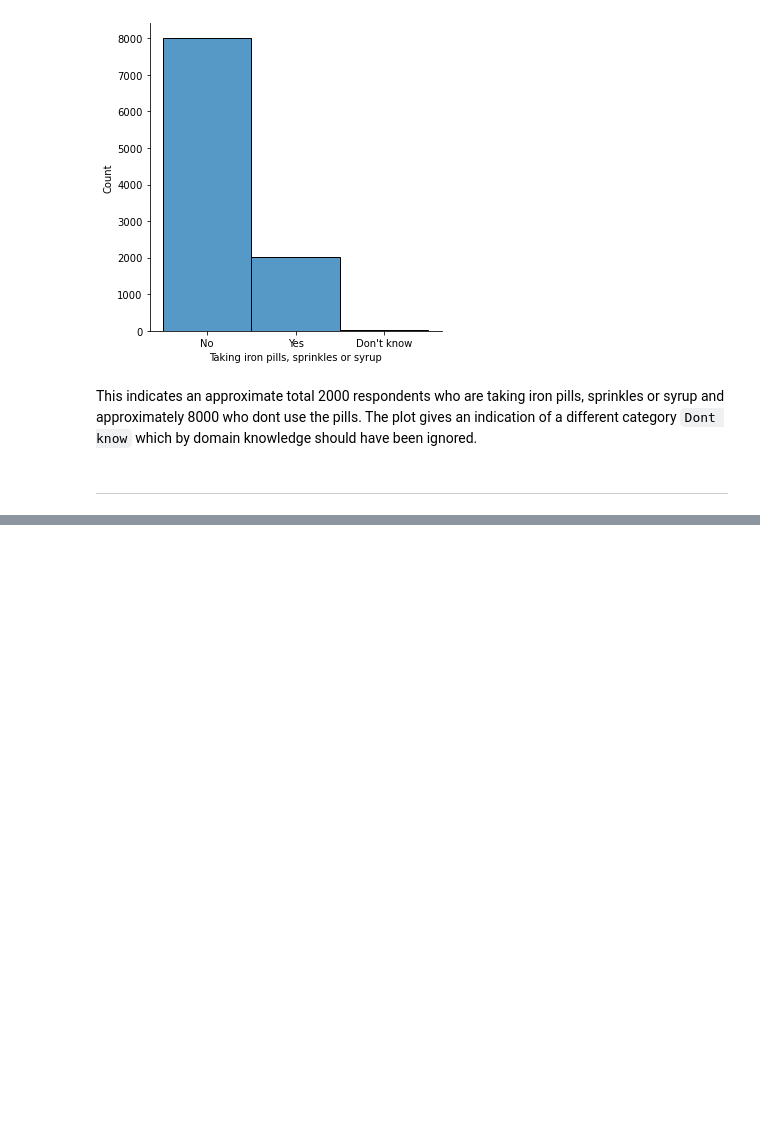
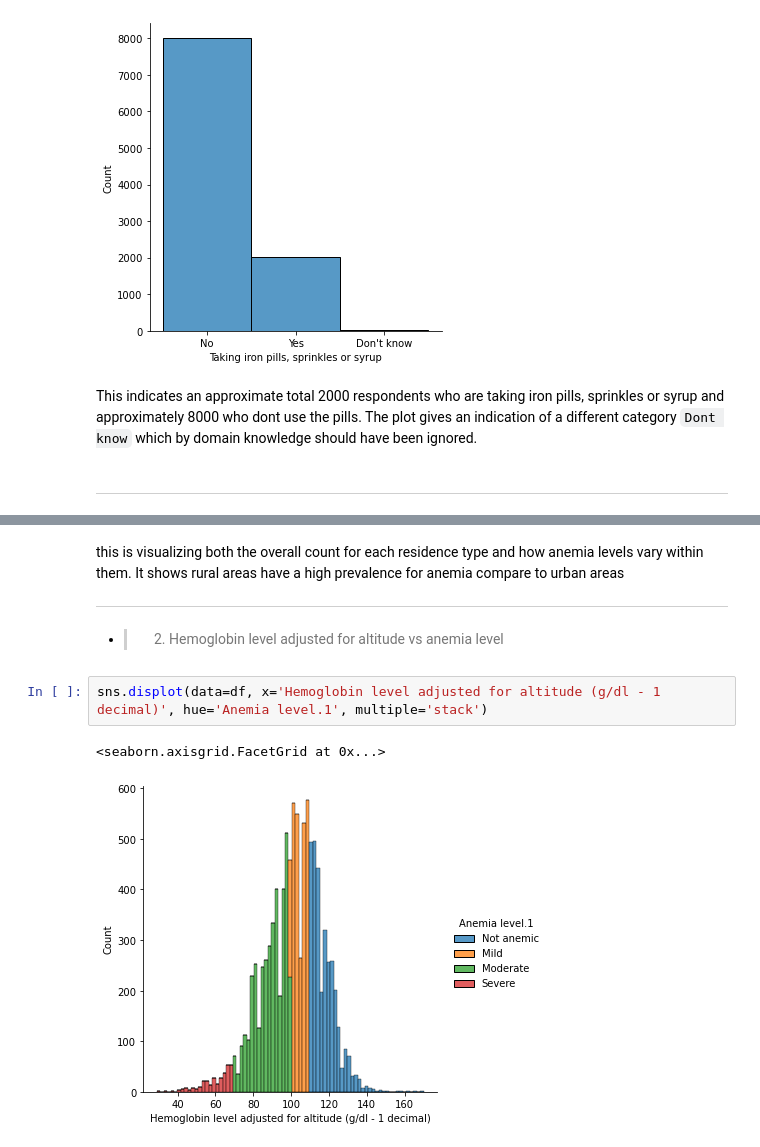
Before and after one commit to ruth-kitasi/Anemia-Level-Prediction-in-Children, a Jupyter notebook: notebooks/Mbego.ipynb, the cells around one changed output, grey strips where cells are left out. Drawn from its saved outputs; the diff is of its cells as text; blank space fills up the shorter version.

```diff
--- a/notebooks/Mbego.ipynb
+++ b/notebooks/Mbego.ipynb
@@ -564,0 +570,11 @@ This indicates an approximate total 2000 respondents who are taking iron pills,
+# %% [markdown]
+this is visualizing both the overall count for each residence type and how anemia levels vary within them. It shows rural areas have a high prevalence for anemia compare to urban areas
+
+---
+# %% [markdown]
+- > 2. Hemoglobin level adjusted for altitude vs anemia level
+# %%
+sns.displot(data=df, x='Hemoglobin level adjusted for altitude (g/dl - 1 decimal)', hue='Anemia level.1', multiple='stack')
+# %% [output]
+<seaborn.axisgrid.FacetGrid at 0x...>
+[figure, added]
```
Also changed, not shown: parts of 33 cells of this notebook, 1 other file.
